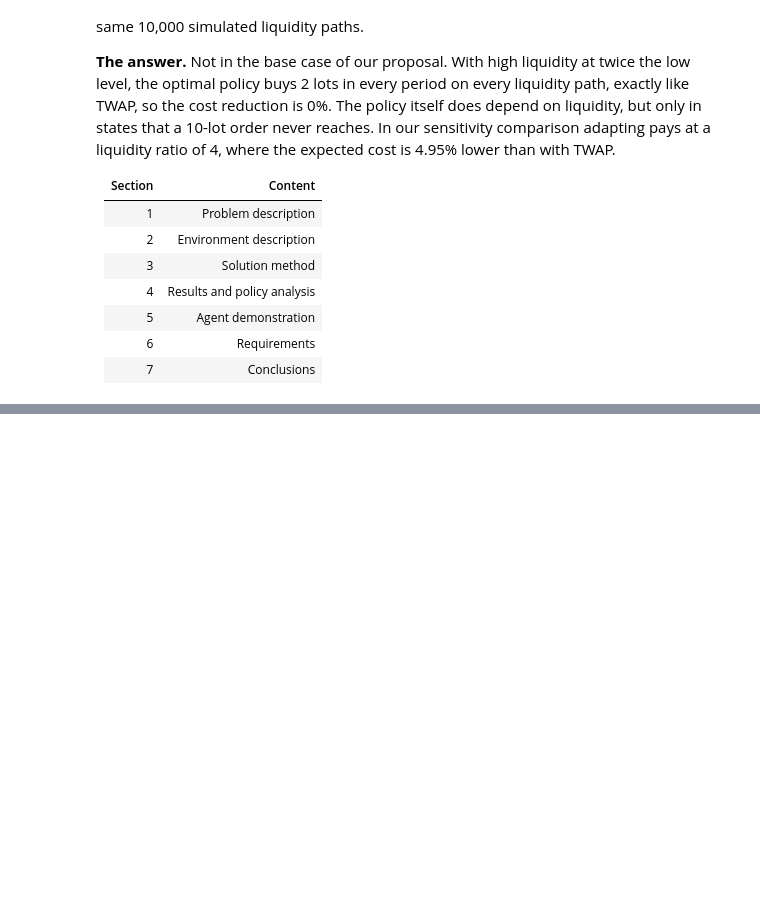
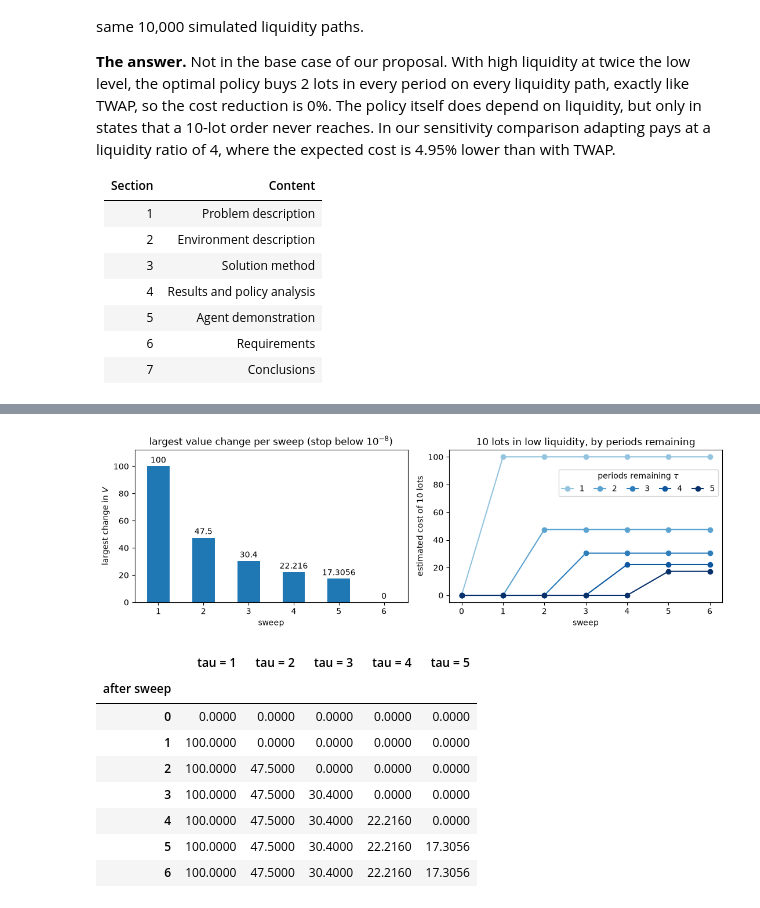
Before and after one commit to ahmedas91/rl-optimal-trade-execution, a Jupyter notebook: optimal_trade_execution.ipynb, the cells around one changed output, grey strips where cells are left out. Drawn from its saved outputs; the diff is of its cells as text; code cells hidden in the pictures; blank space fills up the shorter version.

```diff
--- a/optimal_trade_execution.ipynb
+++ b/optimal_trade_execution.ipynb
@@ -351,22 +271,0 @@ The left panel shows the quantity behind the stopping rule, the largest change i
-# %%
-fig, (left, right) = plt.subplots(1, 2, figsize=(11, 3.6))
-
-sweep_numbers = np.arange(1, len(changes) + 1)
-bars = left.bar(sweep_numbers, changes, width=0.5, color=BLUE)
-left.bar_label(bars, labels=[f"{change:g}" for change in changes], padding=2)
-left.set(xlabel="sweep", ylabel="largest change in $V$", ylim=(0, 112),
-         title=r"largest value change per sweep (stop below $10^{-8}$)")
-left.grid(axis="x", visible=False)
-
-for tau in range(1, 6):
-    right.plot(range(len(sweeps)), [abs(table[tau, 10, LOW]) for table in sweeps], marker="o",
-               color=TAU_COLOR[tau - 1], label=str(tau))
-right.set(xlabel="sweep", ylabel="estimated cost of 10 lots",
-          title="estimate for 10 lots in low liquidity, by periods remaining")
-right.legend(title=r"periods remaining $\tau$", ncol=5, loc="upper right", bbox_to_anchor=(1, 0.9),
-             columnspacing=1.2, handlelength=1.4)
-finish(fig, "convergence")
-
-show_table(pd.DataFrame([np.abs(table[1:, 10, LOW]) for table in sweeps],
-                        index=pd.Index(range(len(sweeps)), name="after sweep"),
-                        columns=[f"tau = {tau}" for tau in range(1, 6)]))
@@ -383,0 +328,32 @@ show_table(pd.DataFrame([np.abs(table[1:, 10, LOW]) for table in sweeps],
+# %%
+fig, (left, right) = plt.subplots(1, 2, figsize=(11, 3.6))
+
+sweep_numbers = np.arange(1, len(changes) + 1)
+bars = left.bar(sweep_numbers, changes, width=0.5)
+left.bar_label(bars, padding=2)
+left.set(xlabel="sweep", ylabel="largest change in $V$", ylim=(0, 112),
+         title=r"largest value change per sweep (stop below $10^{-8}$)")
+
+for tau in range(1, 6):
+    right.plot(range(len(sweeps)), [abs(table[tau, 10, LOW]) for table in sweeps], marker="o",
+               color=plt.cm.Blues(0.25 + 0.15 * tau), label=str(tau))      # more periods: darker blue
+right.set(xlabel="sweep", ylabel="estimated cost of 10 lots",
+          title="10 lots in low liquidity, by periods remaining")
+right.legend(title=r"periods remaining $\tau$", ncol=5, loc="upper right", bbox_to_anchor=(1, 0.9),
+             columnspacing=1.2, handlelength=1.4)
+finish(fig, "convergence")
+
+display(pd.DataFrame([np.abs(table[1:, 10, LOW]) for table in sweeps],
+                     index=pd.Index(range(len(sweeps)), name="after sweep"),
+                     columns=[f"tau = {tau}" for tau in range(1, 6)]))
+# %% [output]
+[figure, added]
+|  | tau = 1 | tau = 2 | tau = 3 | tau = 4 | tau = 5 |
+| after sweep |  |  |  |  |  |
+| 0 | 0.0000 | 0.0000 | 0.0000 | 0.0000 | 0.0000 |
+| 1 | 100.0000 | 0.0000 | 0.0000 | 0.0000 | 0.0000 |
+| 2 | 100.0000 | 47.5000 | 0.0000 | 0.0000 | 0.0000 |
+| 3 | 100.0000 | 47.5000 | 30.4000 | 0.0000 | 0.0000 |
+| 4 | 100.0000 | 47.5000 | 30.4000 | 22.2160 | 0.0000 |
+| 5 | 100.0000 | 47.5000 | 30.4000 | 22.2160 | 17.3056 |
+| 6 | 100.0000 | 47.5000 | 30.4000 | 22.2160 | 17.3056 |
```
Also changed, not shown: parts of 71 cells of this notebook, 7 other files.
